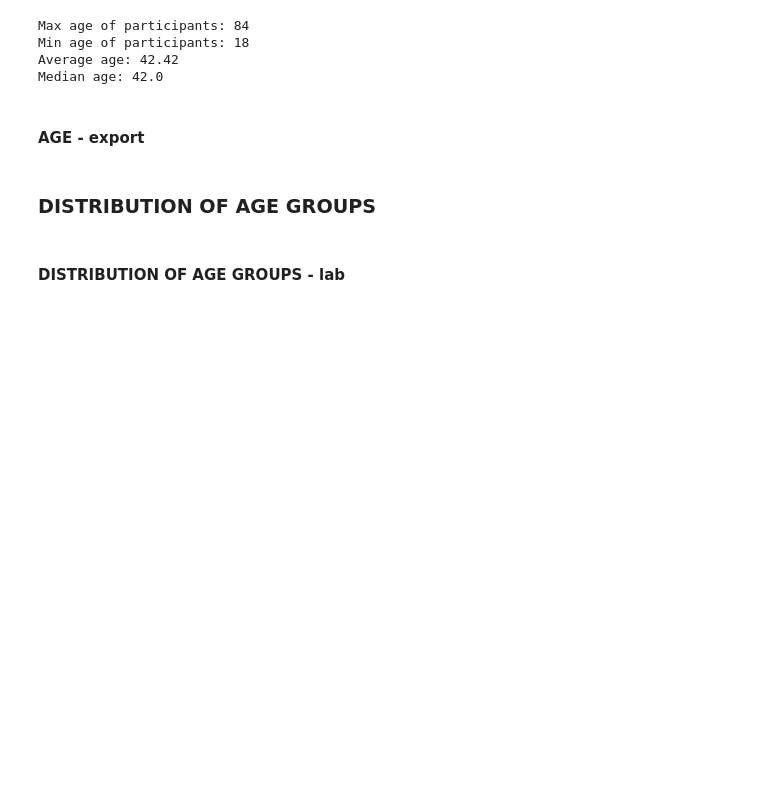
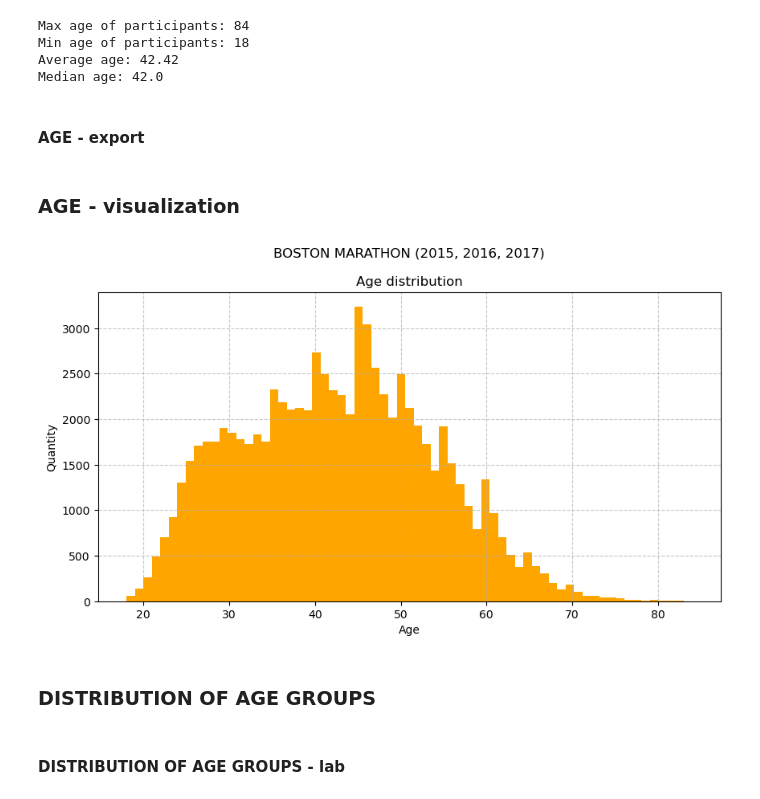
Before and after one commit to chambers29/boston_marathons, a Jupyter notebook: boston_3.ipynb, the cells around one changed output. Cells and saved outputs as stored; diff of their text form; code cells hidden in the pictures; blank space fills up the shorter version.

```diff
--- a/boston_3.ipynb
+++ b/boston_3.ipynb
@@ -83,6 +92,18 @@ Average age: 42.42
 Median age: 42.0
 # %% [markdown]
 #### AGE - export
+# %% [markdown]
+### AGE - visualization
+# %%
+plt.figure(figsize=(10,5))
+plt.hist(x=age, bins=67, color='orange')
+plt.grid(True, linestyle='--', alpha=0.7)
+plt.xlabel('Age')
+plt.ylabel('Quantity')
+plt.title('BOSTON MARATHON (2015, 2016, 2017)\n\nAge distribution')
+plt.show()
+# %% [output]
+[figure, added]
 # %% [markdown]
 ### DISTRIBUTION OF AGE GROUPS
 # %%
```
Also changed, not shown: parts of 10 cells of this notebook.
